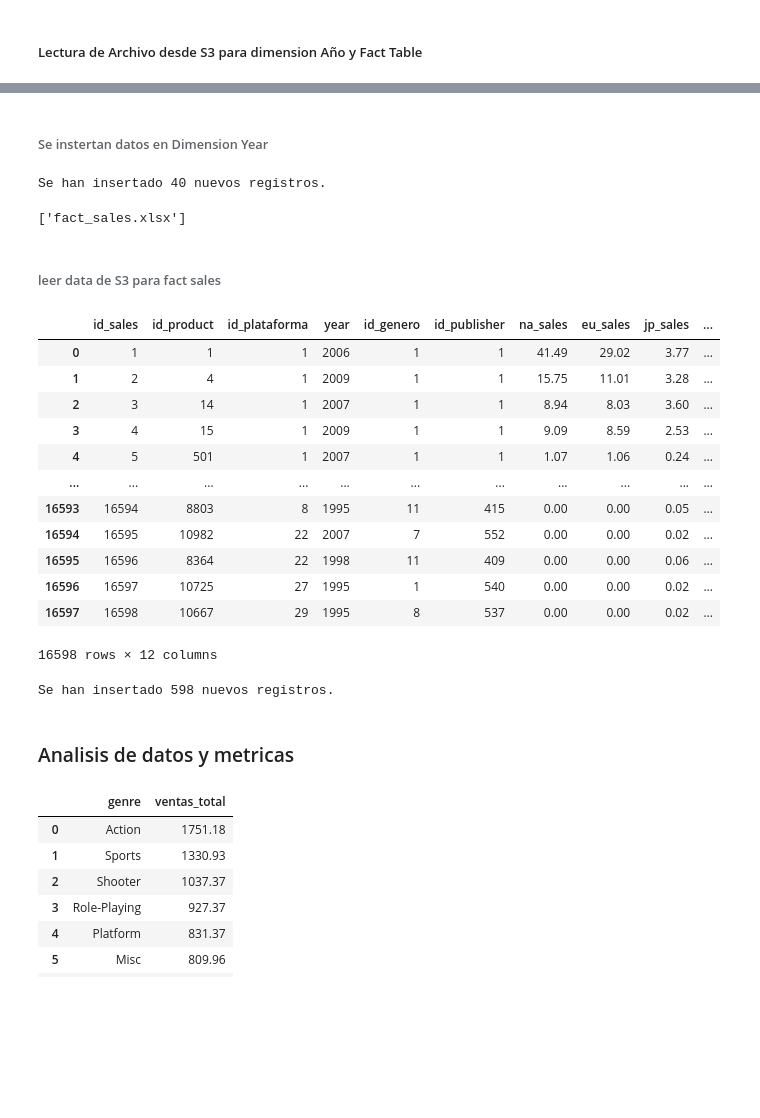
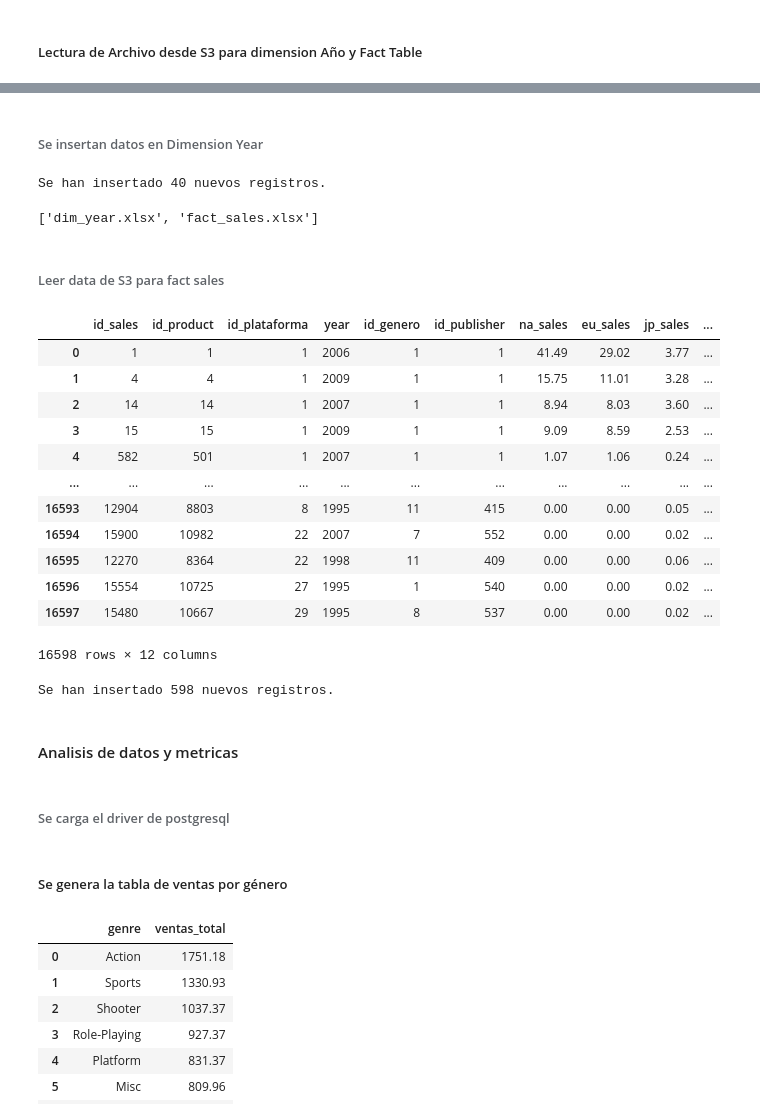
Before and after one commit to lpyo87/Ciencia_datos_Python, a Jupyter notebook: Proyecto/Proyecto_Final.ipynb, the cells around one changed output, grey strips where cells are left out. Cells and saved outputs as stored; diff of their text form; code cells hidden in the pictures; blank space fills up the shorter version.

```diff
--- a/Proyecto/Proyecto_Final.ipynb
+++ b/Proyecto/Proyecto_Final.ipynb
@@ -396,6 +328,6 @@ bucket-proy-final-year
 # %%
 #extraemos todo lo que está en el bucket para dim_year
-S3_BUCKET_NAME = 'bucket-proy-final-year' ##Ingresar el nombre del bucket
+S3_BUCKET_NAME = 'proy-papd-22008067' ##Ingresar el nombre del bucket
 
 remoteFileList = []
 for objt in s3.Bucket(S3_BUCKET_NAME).objects.all():
@@ -411,7 +343,7 @@ import io
 
 for remoteFile in remoteFileList:
     try:
-        file = s3.Bucket(S3_BUCKET_NAME).Object(remoteFile).get()
+        file = s3.Bucket(S3_BUCKET_NAME).Object('dim_year.xlsx').get()
         data = file['Body'].read()
         df_year = pd.read_excel(io.BytesIO(data), engine='openpyxl')
     except Exception as ex:
@@ -422,12 +372,12 @@ df_year
 # %% [markdown]
-###### Se instertan datos en Dimension Year
+###### Se insertan datos en Dimension Year
 # %%
 insertDataToSQL(df_year,'dim_year')
 # %% [output]
 Se han insertado 40 nuevos registros.
 # %%
 #extraemos todo lo que está en el bucket para fact table
-S3_BUCKET_NAME = 'bucket-proy-final-fact' ##Ingresar el nombre del bucket
+S3_BUCKET_NAME = 'proy-papd-22008067' ##Ingresar el nombre del bucket
 
 remoteFileList = []
 for objt in s3.Bucket(S3_BUCKET_NAME).objects.all():
@@ -435,42 +385,46 @@ for objt in s3.Bucket(S3_BUCKET_NAME).objects.all():
 
 remoteFileList
 # %% [output]
-['fact_sales.xlsx']
+['dim_year.xlsx', 'fact_sales.xlsx']
 # %% [markdown]
-###### leer data de S3 para fact sales
+###### Leer data de S3 para fact sales
 # %%
 import io
 
 for remoteFile in remoteFileList:
     try:
-        file = s3.Bucket(S3_BUCKET_NAME).Object(remoteFile).get()
+        file = s3.Bucket(S3_BUCKET_NAME).Object('fact_sales.xlsx').get()
         data = file['Body'].read()
         df_fact = pd.read_excel(io.BytesIO(data), engine='openpyxl')
     except Exception as ex:
         print("No es un archivo.")
         print(ex)
 
 df_fact
 # %% [output]
 |  | id_sales | id_product | id_plataforma | year | id_genero | id_publisher | na_sales | eu_sales | jp_sales | ... |
 | 0 | 1 | 1 | 1 | 2006 | 1 | 1 | 41.49 | 29.02 | 3.77 | ... |
-| 1 | 2 | 4 | 1 | 2009 | 1 | 1 | 15.75 | 11.01 | 3.28 | ... |
-| 2 | 3 | 14 | 1 | 2007 | 1 | 1 | 8.94 | 8.03 | 3.60 | ... |
-| 3 | 4 | 15 | 1 | 2009 | 1 | 1 | 9.09 | 8.59 | 2.53 | ... |
-| 4 | 5 | 501 | 1 | 2007 | 1 | 1 | 1.07 | 1.06 | 0.24 | ... |
+| 1 | 4 | 4 | 1 | 2009 | 1 | 1 | 15.75 | 11.01 | 3.28 | ... |
+| 2 | 14 | 14 | 1 | 2007 | 1 | 1 | 8.94 | 8.03 | 3.60 | ... |
+| 3 | 15 | 15 | 1 | 2009 | 1 | 1 | 9.09 | 8.59 | 2.53 | ... |
+| 4 | 582 | 501 | 1 | 2007 | 1 | 1 | 1.07 | 1.06 | 0.24 | ... |
 | ... | ... | ... | ... | ... | ... | ... | ... | ... | ... | ... |
-| 16593 | 16594 | 8803 | 8 | 1995 | 11 | 415 | 0.00 | 0.00 | 0.05 | ... |
-| 16594 | 16595 | 10982 | 22 | 2007 | 7 | 552 | 0.00 | 0.00 | 0.02 | ... |
-| 16595 | 16596 | 8364 | 22 | 1998 | 11 | 409 | 0.00 | 0.00 | 0.06 | ... |
-| 16596 | 16597 | 10725 | 27 | 1995 | 1 | 540 | 0.00 | 0.00 | 0.02 | ... |
-| 16597 | 16598 | 10667 | 29 | 1995 | 8 | 537 | 0.00 | 0.00 | 0.02 | ... |
+| 16593 | 12904 | 8803 | 8 | 1995 | 11 | 415 | 0.00 | 0.00 | 0.05 | ... |
+| 16594 | 15900 | 10982 | 22 | 2007 | 7 | 552 | 0.00 | 0.00 | 0.02 | ... |
+| 16595 | 12270 | 8364 | 22 | 1998 | 11 | 409 | 0.00 | 0.00 | 0.06 | ... |
+| 16596 | 15554 | 10725 | 27 | 1995 | 1 | 540 | 0.00 | 0.00 | 0.02 | ... |
+| 16597 | 15480 | 10667 | 29 | 1995 | 8 | 537 | 0.00 | 0.00 | 0.02 | ... |
 16598 rows × 12 columns
 # %%
 insertDataToSQL(df_fact,'fact_sales')
 # %% [output]
 Se han insertado 598 nuevos registros.
 # %% [markdown]
-### Analisis de datos y metricas
+#### Analisis de datos y metricas
+# %% [markdown]
+###### Se carga el driver de postgresql
 # %%
 postgres_driver = f"""postgresql://{config.get('RDS', 'DB_USER')}:{config.get('RDS', 'DB_PASSWORD')}@{RDS_HOST}:{config.get('RDS', 'DB_PORT')}/{config.get('RDS', 'DB_NAME')}"""
+# %% [markdown]
+##### Se genera la tabla de ventas por género
 # %%
```
Also changed, not shown: parts of 38 cells of this notebook.
